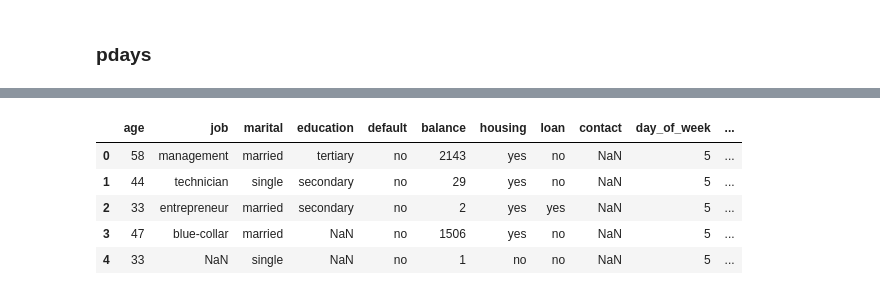
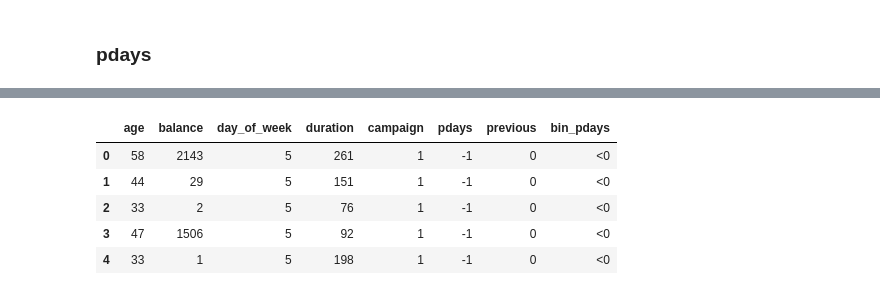
Before and after one commit to Skeo220/UCI-Machine-Learning-Repository, a Jupyter notebook: Bank_Marketing_Feature_Engineering.ipynb, the cells around one changed output, grey strips where cells are left out. Cells and saved outputs as stored; diff of their text form; code cells hidden in the pictures.

```diff
--- a/Bank_Marketing_Feature_Engineering.ipynb
+++ b/Bank_Marketing_Feature_Engineering.ipynb
@@ -92,15 +84,13 @@ num_vars['pdays'].hist()
 # %%
 # bins and labels
 bins = [-1, 100, 200, 300, 400, 500, float('inf')]
 labels = ['<0', '0-100', '101-200', '201-300', '301-400', '>400']
-
-features['pdays_range'] = pd.cut(features['pdays'], bins=bins, labels=labels, right=False)
-
-features.head()
+num_vars['bin_pdays'] = pd.cut(num_vars['pdays'], bins=bins, labels=labels, right=False)
+num_vars.head()
 # %% [output]
-|  | age | job | marital | education | default | balance | housing | loan | contact | day_of_week | ... |
-| 0 | 58 | management | married | tertiary | no | 2143 | yes | no | NaN | 5 | ... |
-| 1 | 44 | technician | single | secondary | no | 29 | yes | no | NaN | 5 | ... |
-| 2 | 33 | entrepreneur | married | secondary | no | 2 | yes | yes | NaN | 5 | ... |
-| 3 | 47 | blue-collar | married | NaN | no | 1506 | yes | no | NaN | 5 | ... |
-| 4 | 33 | NaN | single | NaN | no | 1 | no | no | NaN | 5 | ... |
+|  | age | balance | day_of_week | duration | campaign | pdays | previous | bin_pdays |
+| 0 | 58 | 2143 | 5 | 261 | 1 | -1 | 0 | <0 |
+| 1 | 44 | 29 | 5 | 151 | 1 | -1 | 0 | <0 |
+| 2 | 33 | 2 | 5 | 76 | 1 | -1 | 0 | <0 |
+| 3 | 47 | 1506 | 5 | 92 | 1 | -1 | 0 | <0 |
+| 4 | 33 | 1 | 5 | 198 | 1 | -1 | 0 | <0 |
```
Also changed, not shown: parts of 10 cells of this notebook.
